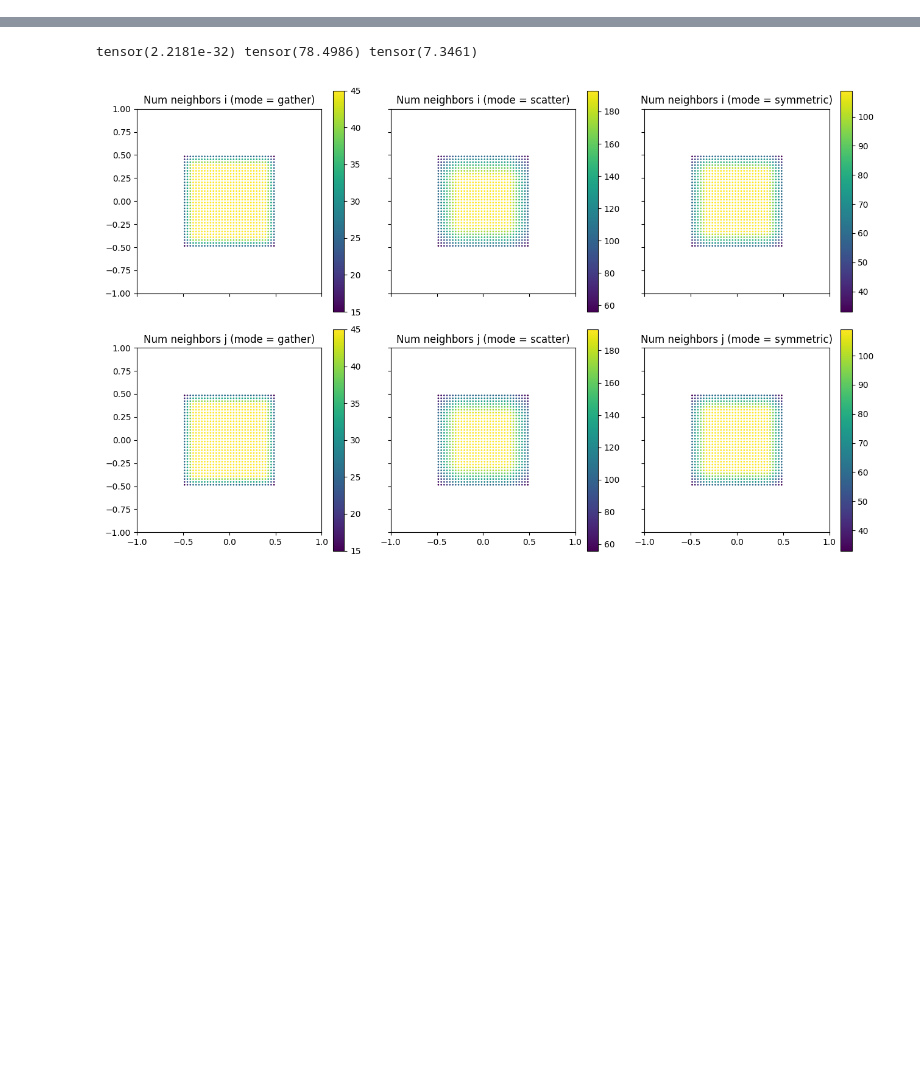
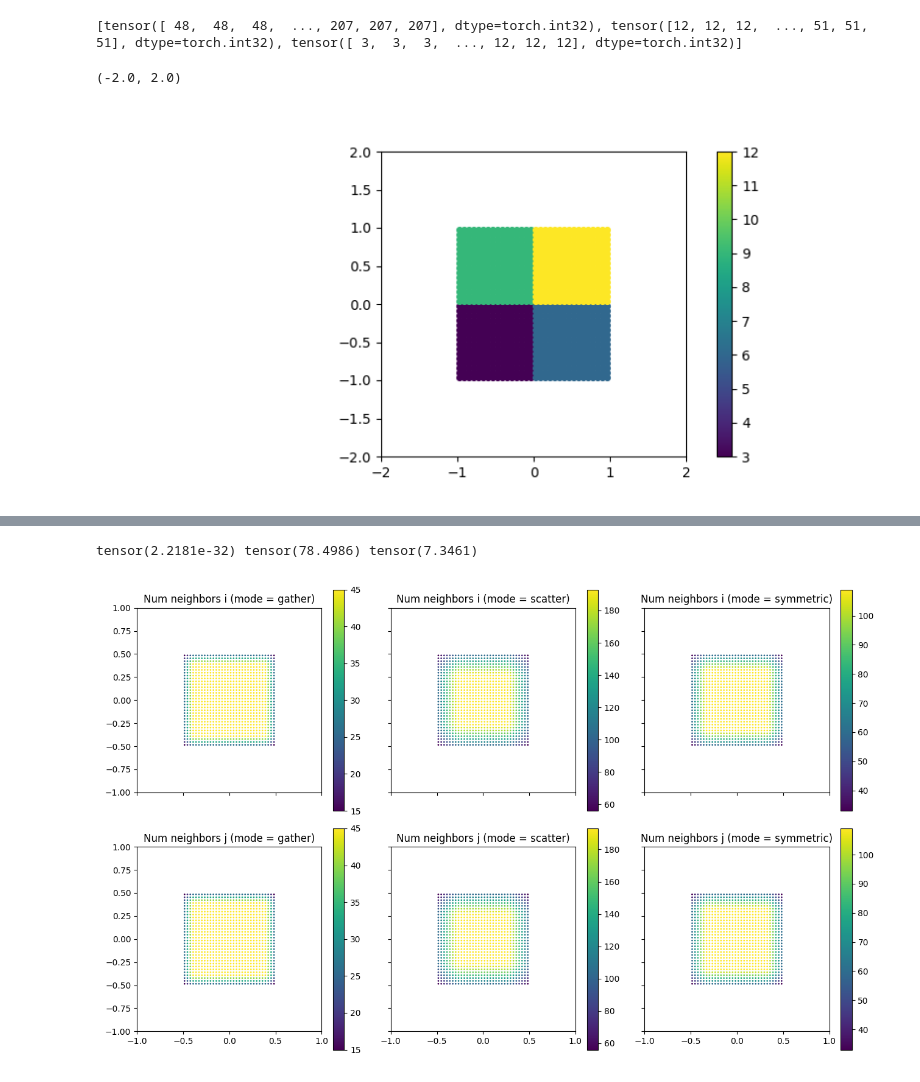
Before and after one commit to wi-re/torchCompactRadius, a Jupyter notebook: test.ipynb, the cells around one changed output, grey strips where cells are left out. Cells and saved outputs as stored; diff of their text form; code cells hidden in the pictures; blank space fills up the shorter version.

```diff
--- a/test.ipynb
+++ b/test.ipynb
@@ -143,0 +260,32 @@ pointCloudY = pointCloudY._replace(supports = ySupport + torch.randn_like(ySuppo
+# %%
+xi = ((x[:,0] - domainDescription.min[0]) / hCell).int()
+yi = ((x[:,1] - domainDescription.min[1]) / hCell).int()
+# mort = Z_encode2D(xi, yi)
+
+def getMortonCodes(x, y, hCell, domainDescription, levels):
+    xi = ((x - domainDescription.min[0]) / hCell).int()
+    yi = ((y - domainDescription.min[1]) / hCell).int()
+    morton = Z_encode2D(xi, yi)
+
+    codes = []
+    for level in range(levels):
+        codes.append((morton >> level * 2).int())
+    return codes
+codes = getMortonCodes(x[:,0], x[:,1], hCell, domainDescription, levels)
+
+print(codes)
+
+xi_, yi_ = Z_decode2D(codes[0])
+assert torch.all(xi == xi_)
+assert torch.all(yi == yi_)
+
+fig, axis = plt.subplots(1,1, figsize = (8,4), squeeze=False)
+sc = axis[0,0].scatter(x[:,0], x[:,1], s = 16, c = codes[-1].cpu().numpy())
+fig.colorbar(sc, ax = axis[0,0])
+axis[0,0].set_aspect('equal')
+axis[0,0].set_xlim(minDomain[0], maxDomain[0])
+axis[0,0].set_ylim(minDomain[1], maxDomain[1])
+# %% [output]
+[tensor([ 48,  48,  48,  ..., 207, 207, 207], dtype=torch.int32), tensor([12, 12, 12,  ..., 51, 51, 51], dtype=torch.int32), tensor([ 3,  3,  3,  ..., 12, 12, 12], dtype=torch.int32)]
+(-2.0, 2.0)
+[figure, added]
```
Also changed, not shown: parts of 16 cells of this notebook.
